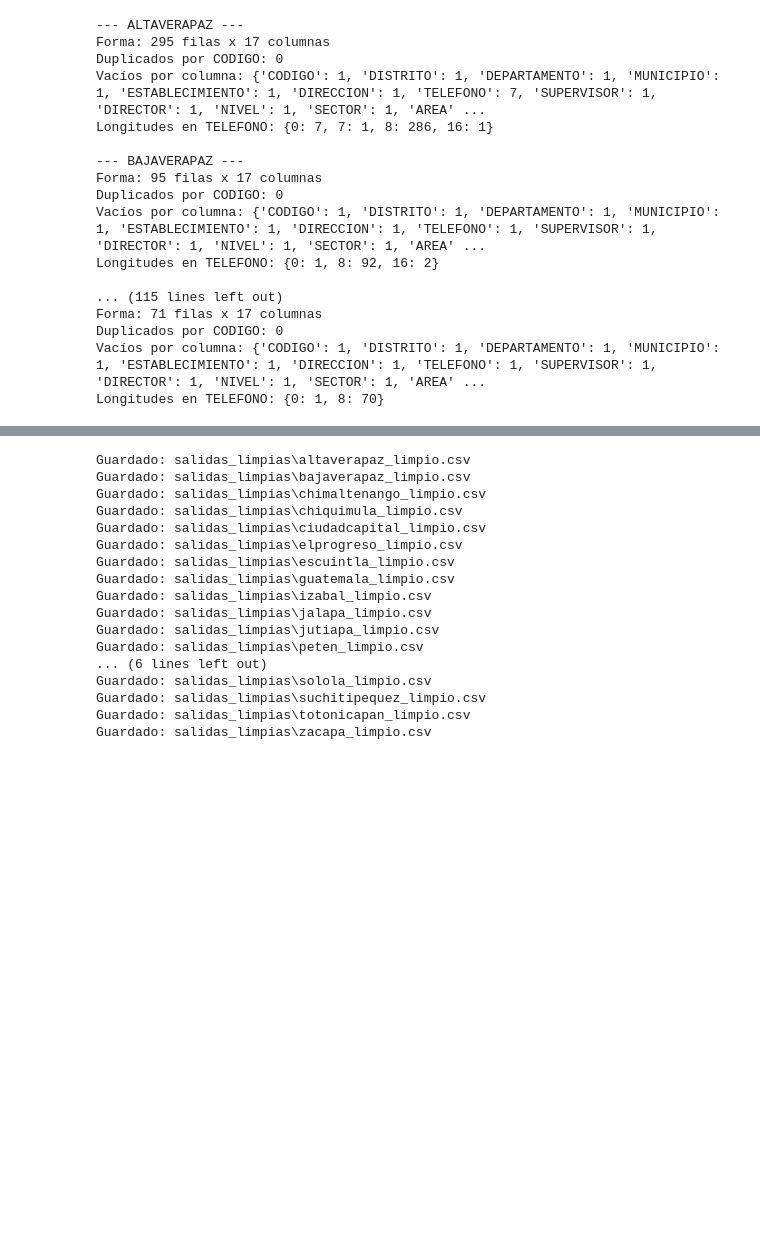
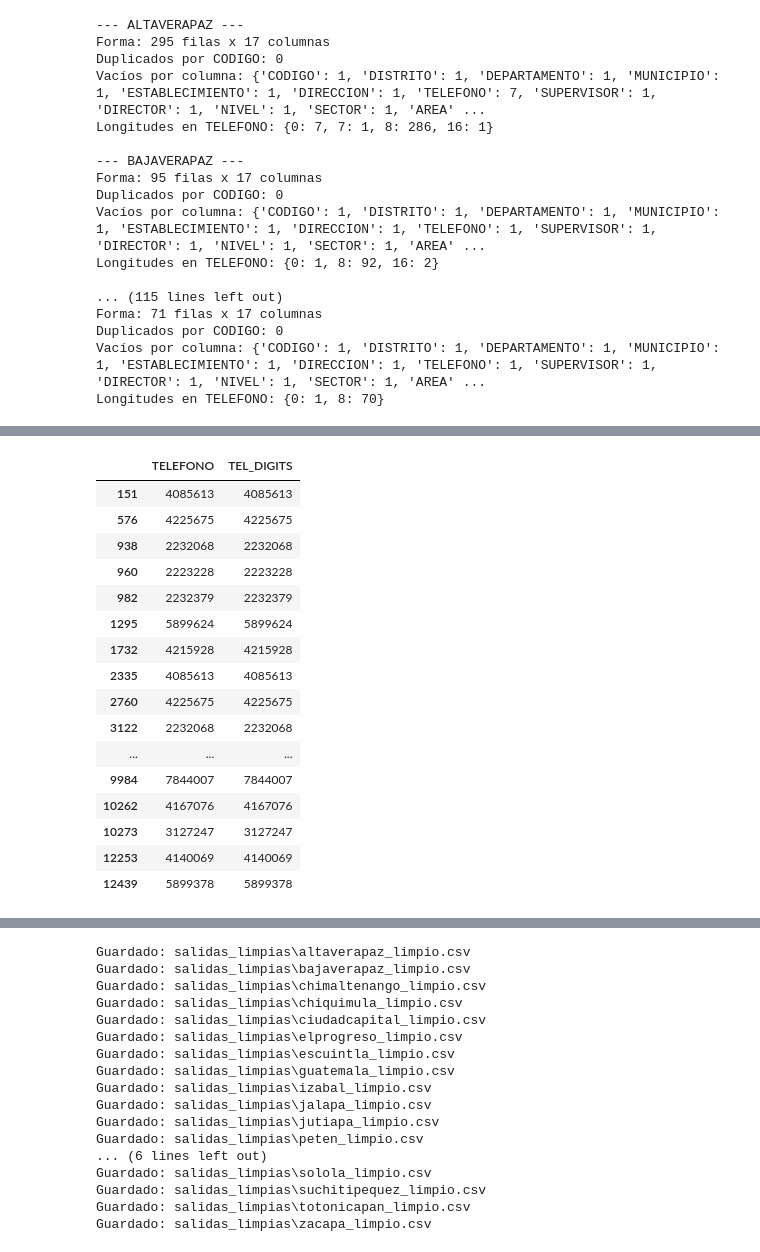
Before and after one commit to michellemej22596/Proyecto1-DataScience-LimpiezaDeDatos, a Jupyter notebook: Analisisexploratorio.ipynb, the cells around one changed output, grey strips where cells are left out. Saved outputs shown, nothing was run; the diff lists cells and outputs as text; code cells hidden in the pictures; blank space fills up the shorter version.

```diff
--- a/Analisisexploratorio.ipynb
+++ b/Analisisexploratorio.ipynb
@@ -293,0 +317,20 @@ def normalize_phones_column(df: pd.DataFrame, col_in="TELEFONO"):
+# %%
+df_invalid[df_invalid["TEL_LENGTH"] == 7][["TELEFONO", "TEL_DIGITS"]]
+# %% [output]
+|  | TELEFONO | TEL_DIGITS |
+| 151 | 4085613 | 4085613 |
+| 576 | 4225675 | 4225675 |
+| 938 | 2232068 | 2232068 |
+| 960 | 2223228 | 2223228 |
+| 982 | 2232379 | 2232379 |
+| 1295 | 5899624 | 5899624 |
+| 1732 | 4215928 | 4215928 |
+| 2335 | 4085613 | 4085613 |
+| 2760 | 4225675 | 4225675 |
+| 3122 | 2232068 | 2232068 |
+| ... | ... | ... |
+| 9984 | 7844007 | 7844007 |
+| 10262 | 4167076 | 4167076 |
+| 10273 | 3127247 | 3127247 |
+| 12253 | 4140069 | 4140069 |
+| 12439 | 5899378 | 5899378 |
```
Also changed, not shown: parts of 10 cells of this notebook, 1 other file.
